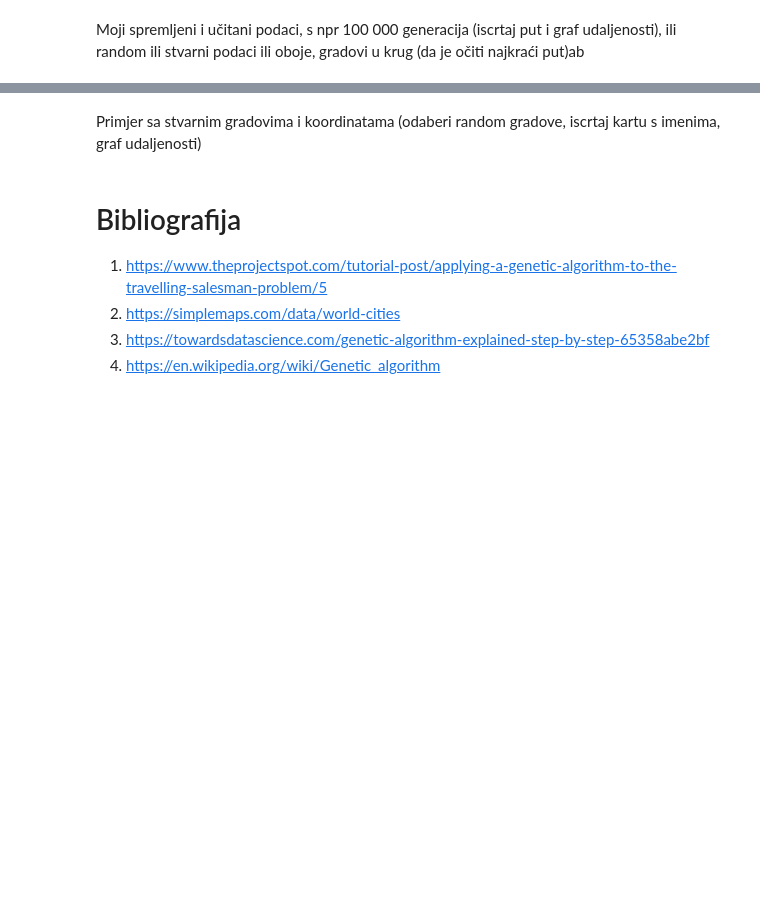
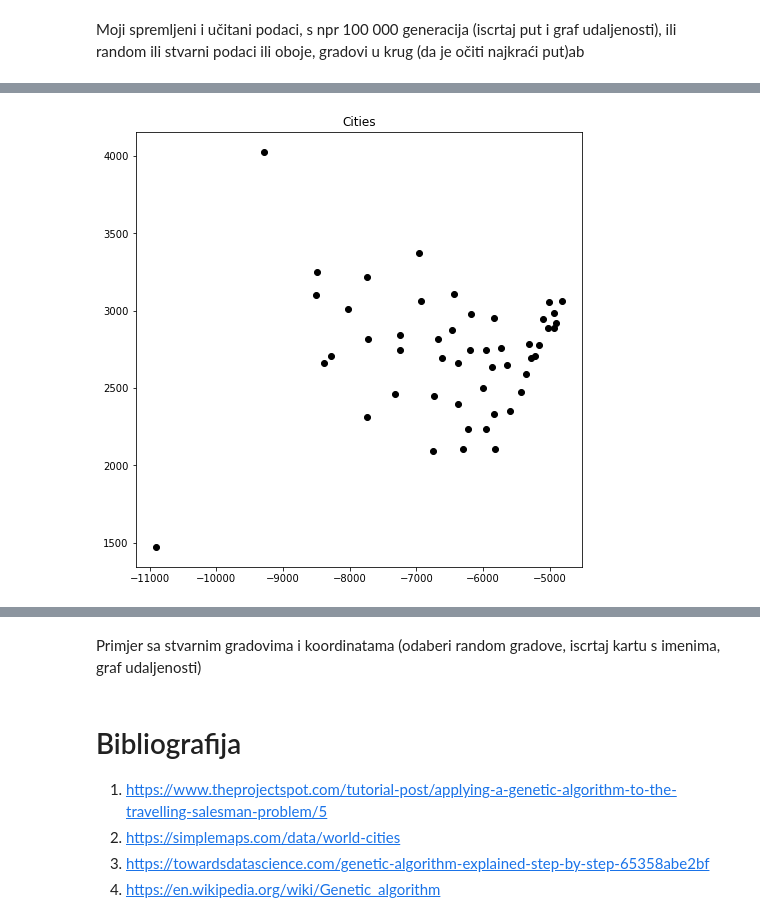
Before and after one commit to marcihel05/GeneticTravellingSalesman, a Jupyter notebook: Genetic Travelling Salesman.ipynb, the cells around one changed output, grey strips where cells are left out. Cells and saved outputs as stored; diff of their text form; code cells hidden in the pictures; blank space fills up the shorter version.

```diff
--- a/Genetic Travelling Salesman.ipynb
+++ b/Genetic Travelling Salesman.ipynb
@@ -245,0 +234,5 @@ draw_path(map, path)
+# %%
+map.xy = np.loadtxt('uscap_xy.txt')
+map.draw_graph()
+# %% [output]
+[figure, added]
```
Also changed, not shown: parts of 14 cells of this notebook.
